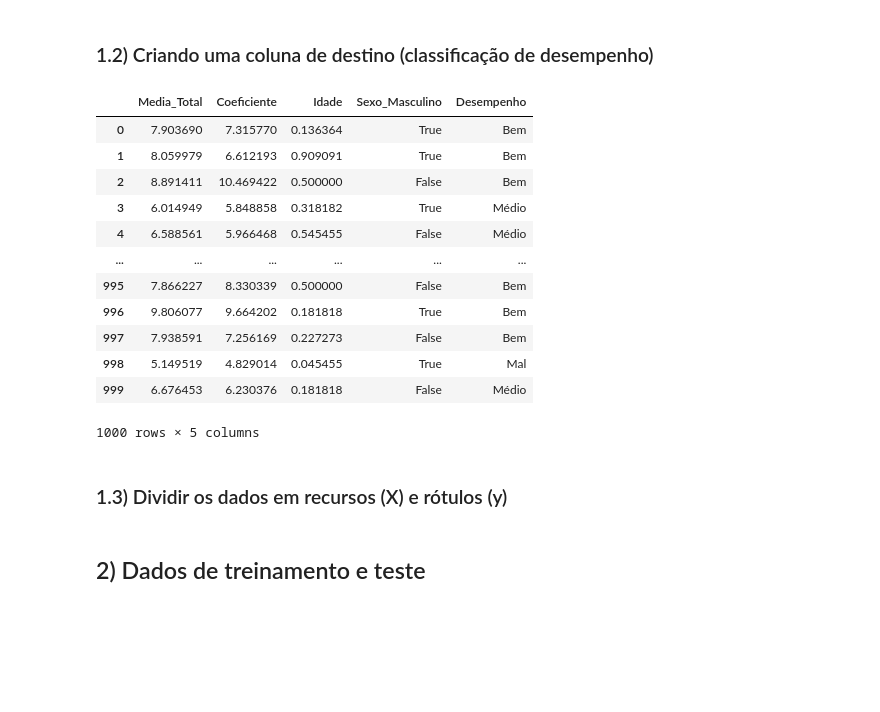
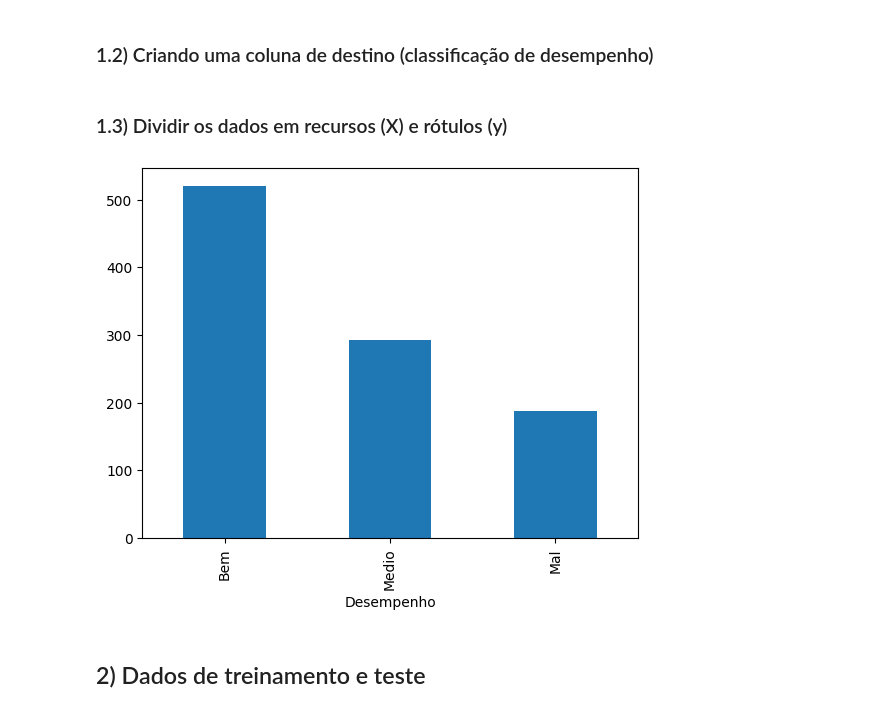
Before and after one commit to Ktzani/student-prediction, a Jupyter notebook: src/Veteranos/Dados/dadosFicticios.ipynb, the cells around one changed output. Saved outputs shown, nothing was run; the diff lists cells and outputs as text; code cells hidden in the pictures; blank space fills up the shorter version.

```diff
--- a/src/Veteranos/Dados/dadosFicticios.ipynb
+++ b/src/Veteranos/Dados/dadosFicticios.ipynb
@@ -46,32 +49,22 @@ def classificar_desempenho(row):
         return 'Bem'
     # and row['Introducao_a_Programacao'] >= 0.6 and row['Estrutura_de_Dados'] >= 0.6:
     elif row['Media_Total'] >= 6 and row['Coeficiente'] >= 0.65:
-        return 'Médio'
+        return 'Medio'
     else:
         return 'Mal'
 
 df['Desempenho'] = df.apply(classificar_desempenho, axis=1)
-
-df
-# %% [output]
-|  | Media_Total | Coeficiente | Idade | Sexo_Masculino | Desempenho |
-| 0 | 7.903690 | 7.315770 | 0.136364 | True | Bem |
-| 1 | 8.059979 | 6.612193 | 0.909091 | True | Bem |
-| 2 | 8.891411 | 10.469422 | 0.500000 | False | Bem |
-| 3 | 6.014949 | 5.848858 | 0.318182 | True | Médio |
-| 4 | 6.588561 | 5.966468 | 0.545455 | False | Médio |
-| ... | ... | ... | ... | ... | ... |
-| 995 | 7.866227 | 8.330339 | 0.500000 | False | Bem |
-| 996 | 9.806077 | 9.664202 | 0.181818 | True | Bem |
-| 997 | 7.938591 | 7.256169 | 0.227273 | False | Bem |
-| 998 | 5.149519 | 4.829014 | 0.045455 | True | Mal |
-| 999 | 6.676453 | 6.230376 | 0.181818 | False | Médio |
-1000 rows × 5 columns
 # %% [markdown]
 ### 1.3) Dividir os dados em recursos (X) e rótulos (y)
 # %%
 X = df[['Media_Total', 'Coeficiente', 'Idade', 'Sexo_Masculino']]
 y = df['Desempenho']
+
+# Visualize the distribution of 'Desempenho'
+df['Desempenho'].value_counts().plot(kind='bar')
+plt.show()
+# %% [output]
+[figure, added]
 # %% [markdown]
 ## 2) Dados de treinamento e teste
 # %% [markdown]
```
Also changed, not shown: parts of 3 cells of this notebook, 3 other files.
